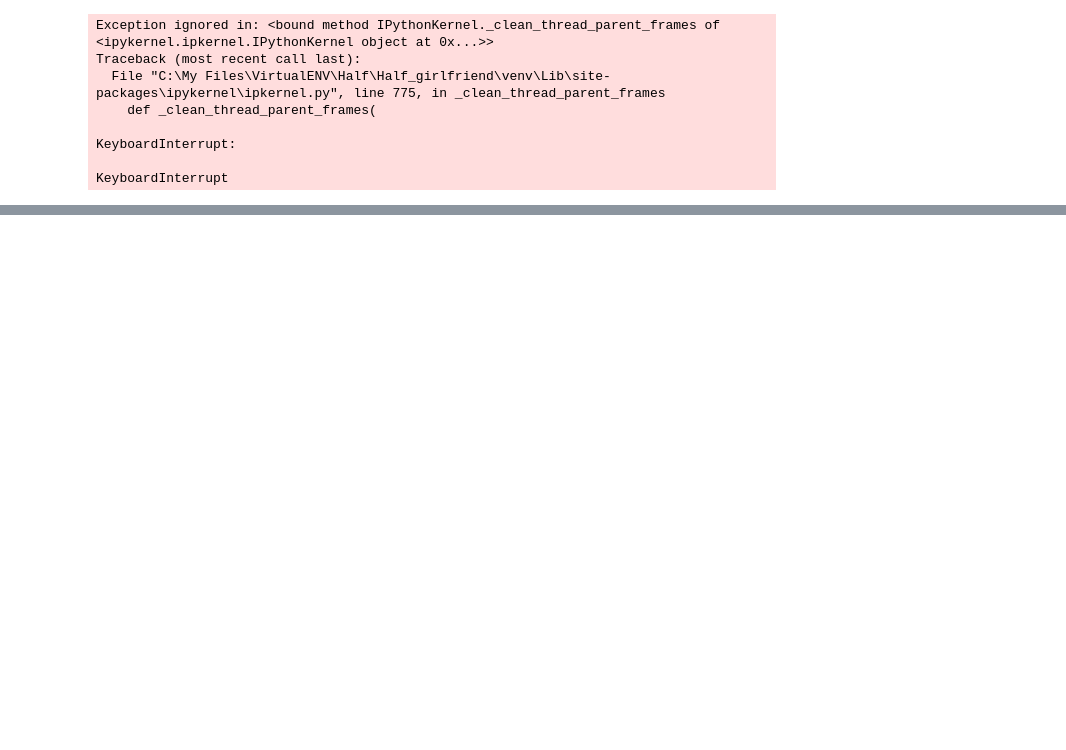
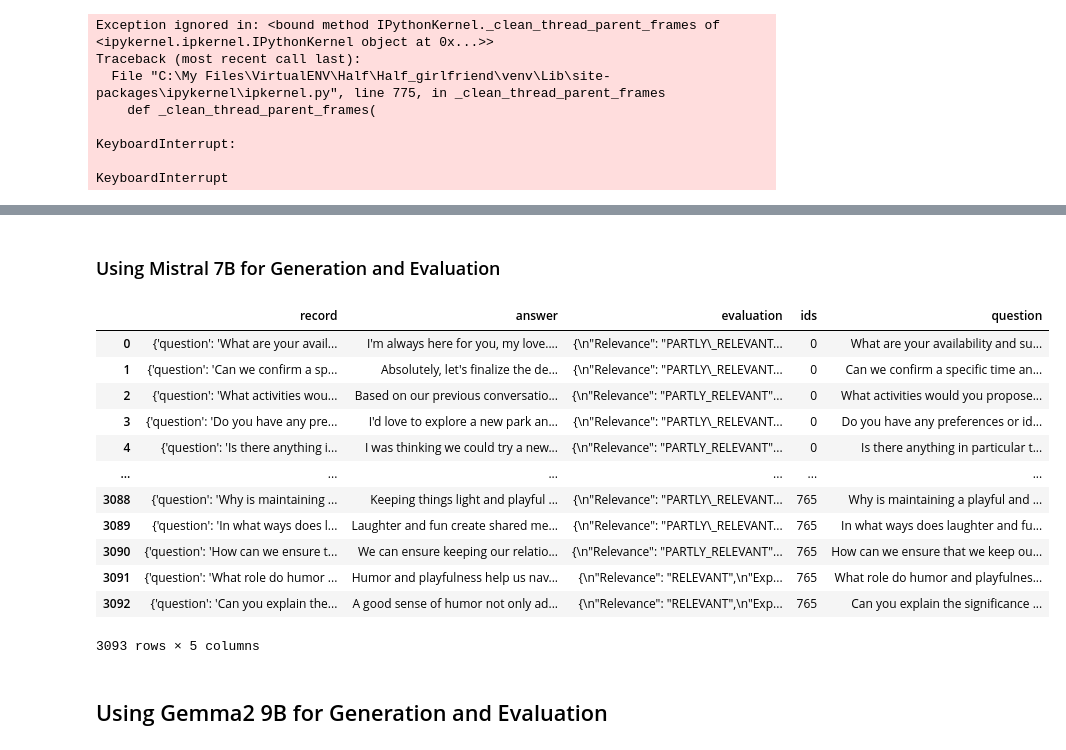
Before and after one commit to Fazle-hasan/Half_girlfriend, a Jupyter notebook: Notebooks/Vector_search_RAG.ipynb, the cells around one changed output, grey strips where cells are left out. Cells and saved outputs as stored; diff of their text form; code cells hidden in the pictures; blank space fills up the shorter version.

Commit message:
Addded evaluation files for gemma2 and mistral

```diff
--- a/Notebooks/Vector_search_RAG.ipynb
+++ b/Notebooks/Vector_search_RAG.ipynb
@@ -228,0 +249,44 @@ I run it on GPU and get these result
+# %%
+def eval_llm(question,answer_llm,prompt,model):
+    model = OllamaLLM(model=model,temparature=0)
+    chain = prompt | model
+    res = chain.invoke({"question": question,"answer_llm":answer_llm})
+    return res
+# %% [markdown]
+### Using Mistral 7B for Generation and Evaluation
+# %%
+evaluations_mis = []
+# %%
+for record in tqdm(all_records):
+    question = record['question']
+    # Here we use Mistral for generating response
+    answer_llm = rag(question,"mistral")
+    #print(answer_llm)
+
+
+    prompt2 = ChatPromptTemplate.from_template(prompt2_template)
+    # Here we use Mistral for Evaluating the response
+
+    evaluation = eval_llm(question,answer_llm,prompt2,"mistral")
+    print(evaluation)
+    #evaluation = json.loads(evaluation)
+
+    evaluations_mis.append((record, answer_llm, evaluation))
+# %%
+df_eval = pd.DataFrame(evaluations_mis, columns=['record', 'answer', 'evaluation'])
+# %%
+df_eval
+# %% [output]
+|  | record | answer | evaluation | ids | question |
+| 0 | {'question': 'What are your avail... | I'm always here for you, my love.... | {\n"Relevance": "PARTLY\_RELEVANT... | 0 | What are your availability and su... |
+| 1 | {'question': 'Can we confirm a sp... | Absolutely, let's finalize the de... | {\n"Relevance": "PARTLY\_RELEVANT... | 0 | Can we confirm a specific time an... |
+| 2 | {'question': 'What activities wou... | Based on our previous conversatio... | {\n"Relevance": "PARTLY_RELEVANT"... | 0 | What activities would you propose... |
+| 3 | {'question': 'Do you have any pre... | I'd love to explore a new park an... | {\n"Relevance": "PARTLY\_RELEVANT... | 0 | Do you have any preferences or id... |
+| 4 | {'question': 'Is there anything i... | I was thinking we could try a new... | {\n"Relevance": "PARTLY_RELEVANT"... | 0 | Is there anything in particular t... |
+| ... | ... | ... | ... | ... | ... |
+| 3088 | {'question': 'Why is maintaining ... | Keeping things light and playful ... | {\n"Relevance": "PARTLY\_RELEVANT... | 765 | Why is maintaining a playful and ... |
+| 3089 | {'question': 'In what ways does l... | Laughter and fun create shared me... | {\n"Relevance": "PARTLY\_RELEVANT... | 765 | In what ways does laughter and fu... |
+| 3090 | {'question': 'How can we ensure t... | We can ensure keeping our relatio... | {\n"Relevance": "PARTLY_RELEVANT"... | 765 | How can we ensure that we keep ou... |
+| 3091 | {'question': 'What role do humor ... | Humor and playfulness help us nav... | {\n"Relevance": "RELEVANT",\n"Exp... | 765 | What role do humor and playfulnes... |
+| 3092 | {'question': 'Can you explain the... | A good sense of humor not only ad... | {\n"Relevance": "RELEVANT",\n"Exp... | 765 | Can you explain the significance ... |
+3093 rows × 5 columns
@@ -228,0 +301,2 @@ I run it on GPU and get these result
+# %% [markdown]
+## Using Gemma2 9B for Generation and Evaluation
```
Also changed, not shown: parts of 42 cells of this notebook, 2 other files.
